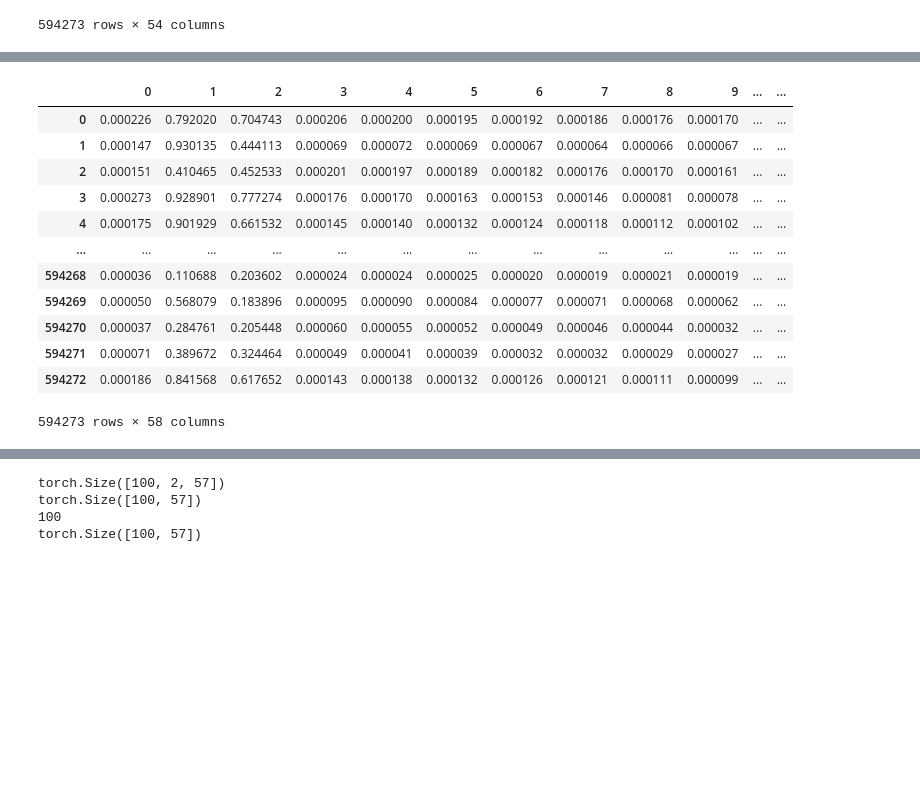
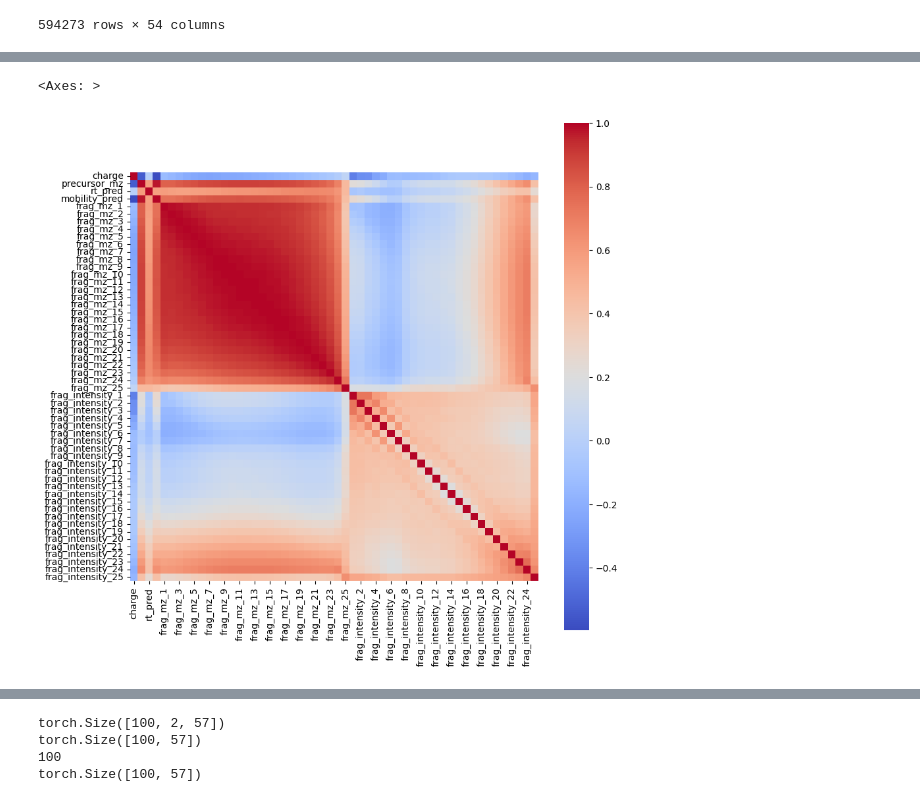
Before and after one commit to RapidSpectraX-Final-Year-Project/1.0, a Jupyter notebook: siamese.ipynb, the cells around one changed output, grey strips where cells are left out. Drawn from its saved outputs; the diff is of its cells as text; code cells hidden in the pictures; blank space fills up the shorter version.

```diff
--- a/siamese.ipynb
+++ b/siamese.ipynb
@@ -448,3 +286,0 @@ class DBSCANGraphBased(DBSCANBase):
-# %%
-normalized_df = normalized_df.dropna()  # Remove rows with NaN values
-normalized_df.shape
@@ -543,7 +370,3 @@ def plot_tsne_results(tsne_df, size_multiplier=10, figsize=(12, 8)):
     return fig
 # %% [markdown]
 <!-- to find similar vectors need to reduce the dimensions using tsne -->
-# %%
-sample_size = 10000
-sample_df = next(generate_random_samples(normalized_df, sample_size))
-sample_df
@@ -754,6 +576,8 @@ def perform_dbscan_clustering(data, eps=1.3, min_samples=4):
 # %%
 all_samples = []
 cluster_offset = 0  # Start cluster labels from 0
+
+sample_size = 10000
 
 for sample_df in generate_random_samples(normalized_df, sample_size):
     cluster_labels = perform_dbscan_clustering(sample_df)
@@ -776,5 +600,5 @@ for sample_df in generate_random_samples(normalized_df, sample_size):
     cluster_offset += num_clusters
 
 # Combine all sample dataframes into one
-final_df = pd.concat(all_samples, ignore_index=True)
+final_df = pd.concat(all_samples, ignore_index=False)
 # %% [output]
@@ -846,23 +684,10 @@ print(correlation_matrix)
 # %%
-# import seaborn as sns
-# plt.figure(figsize=(10, 10))
-# sns.heatmap(correlation_matrix, annot=False, fmt=".2f", cmap='coolwarm', square=True)
+import seaborn as sns
+plt.figure(figsize=(10, 10))
+sns.heatmap(correlation_matrix, annot=False, fmt=".2f", cmap='coolwarm', square=True)
+# %% [output]
+<Axes: >
+[figure, added]
-# %%
-final_df
-# %% [output]
-|  | 0 | 1 | 2 | 3 | 4 | 5 | 6 | 7 | 8 | 9 | ... | ... |
-| 0 | 0.000226 | 0.792020 | 0.704743 | 0.000206 | 0.000200 | 0.000195 | 0.000192 | 0.000186 | 0.000176 | 0.000170 | ... | ... |
-| 1 | 0.000147 | 0.930135 | 0.444113 | 0.000069 | 0.000072 | 0.000069 | 0.000067 | 0.000064 | 0.000066 | 0.000067 | ... | ... |
-| 2 | 0.000151 | 0.410465 | 0.452533 | 0.000201 | 0.000197 | 0.000189 | 0.000182 | 0.000176 | 0.000170 | 0.000161 | ... | ... |
-| 3 | 0.000273 | 0.928901 | 0.777274 | 0.000176 | 0.000170 | 0.000163 | 0.000153 | 0.000146 | 0.000081 | 0.000078 | ... | ... |
-| 4 | 0.000175 | 0.901929 | 0.661532 | 0.000145 | 0.000140 | 0.000132 | 0.000124 | 0.000118 | 0.000112 | 0.000102 | ... | ... |
-| ... | ... | ... | ... | ... | ... | ... | ... | ... | ... | ... | ... | ... |
-| 594268 | 0.000036 | 0.110688 | 0.203602 | 0.000024 | 0.000024 | 0.000025 | 0.000020 | 0.000019 | 0.000021 | 0.000019 | ... | ... |
-| 594269 | 0.000050 | 0.568079 | 0.183896 | 0.000095 | 0.000090 | 0.000084 | 0.000077 | 0.000071 | 0.000068 | 0.000062 | ... | ... |
-| 594270 | 0.000037 | 0.284761 | 0.205448 | 0.000060 | 0.000055 | 0.000052 | 0.000049 | 0.000046 | 0.000044 | 0.000032 | ... | ... |
-| 594271 | 0.000071 | 0.389672 | 0.324464 | 0.000049 | 0.000041 | 0.000039 | 0.000032 | 0.000032 | 0.000029 | 0.000027 | ... | ... |
-| 594272 | 0.000186 | 0.841568 | 0.617652 | 0.000143 | 0.000138 | 0.000132 | 0.000126 | 0.000121 | 0.000111 | 0.000099 | ... | ... |
-594273 rows × 58 columns
 # %%
 
 cluster_counts = pd.Series(final_df['cluster']).value_counts()
```
Also changed, not shown: parts of 48 cells of this notebook.
